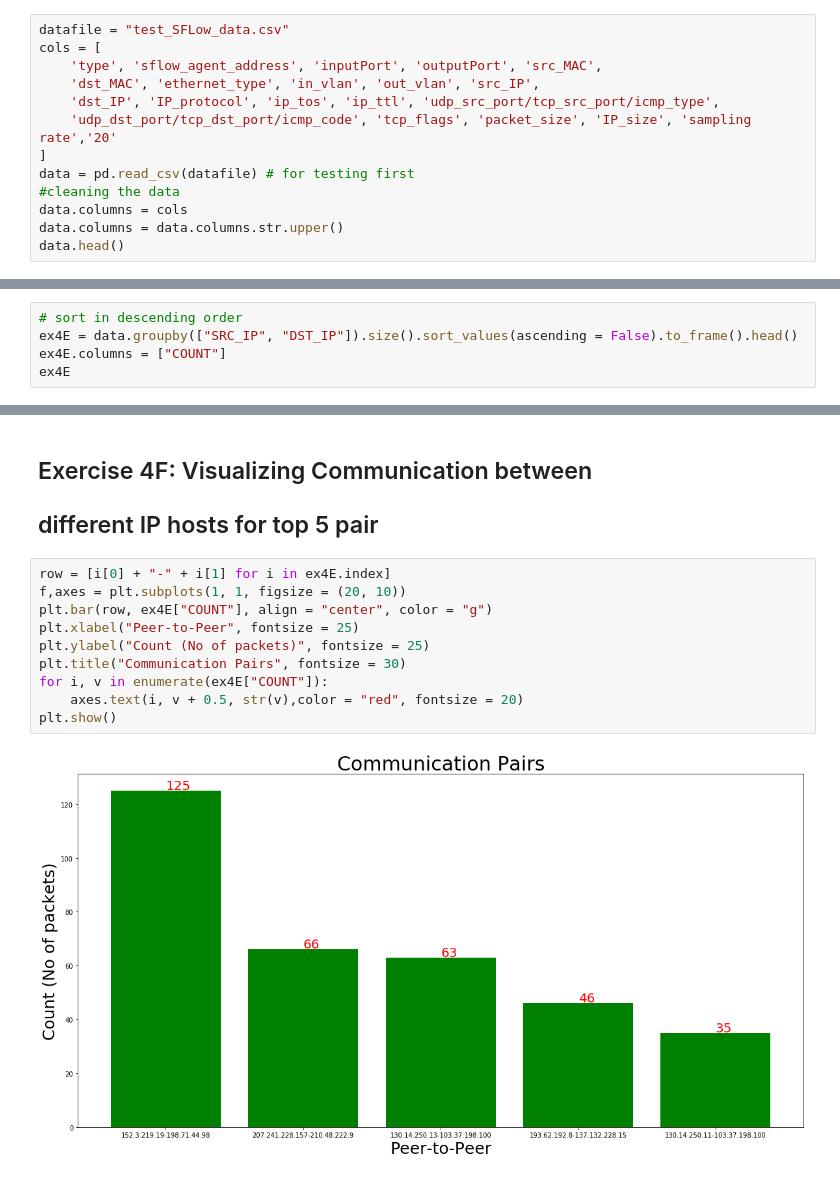
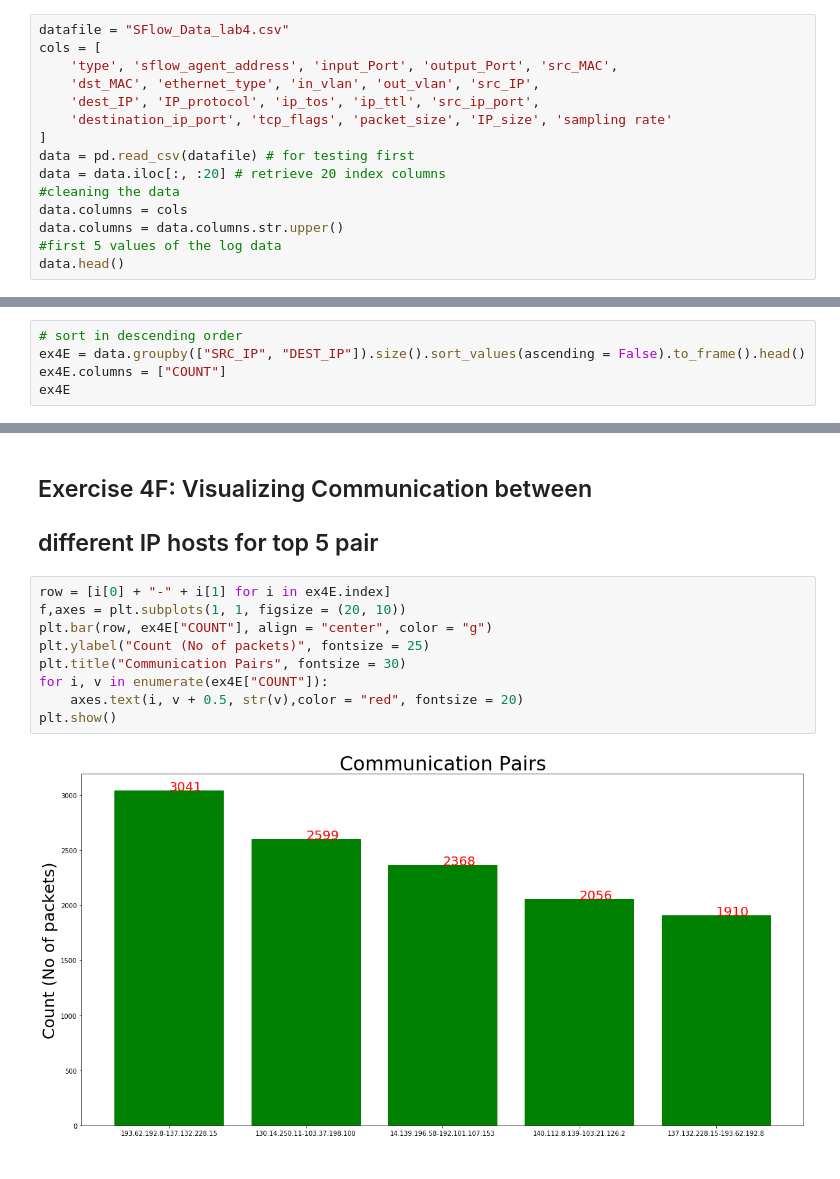
Before and after one commit to saobangmath/CZ3006---Net-Centric-Computing, a Jupyter notebook: Lab 4/traffic_log_analysis.ipynb, the cells around one changed output, grey strips where cells are left out. Saved outputs shown, nothing was run; the diff lists cells and outputs as text.

```diff
--- a/Lab 4/traffic_log_analysis.ipynb
+++ b/Lab 4/traffic_log_analysis.ipynb
@@ -12,14 +10,16 @@ import matplotlib.pyplot as plt
 # %%
-datafile = "test_SFLow_data.csv"
+datafile = "SFlow_Data_lab4.csv"
 cols = [
-    'type', 'sflow_agent_address', 'inputPort', 'outputPort', 'src_MAC',
+    'type', 'sflow_agent_address', 'input_Port', 'output_Port', 'src_MAC',
     'dst_MAC', 'ethernet_type', 'in_vlan', 'out_vlan', 'src_IP',
-    'dst_IP', 'IP_protocol', 'ip_tos', 'ip_ttl', 'udp_src_port/tcp_src_port/icmp_type',
-    'udp_dst_port/tcp_dst_port/icmp_code', 'tcp_flags', 'packet_size', 'IP_size', 'sampling rate','20'
+    'dest_IP', 'IP_protocol', 'ip_tos', 'ip_ttl', 'src_ip_port',
+    'destination_ip_port', 'tcp_flags', 'packet_size', 'IP_size', 'sampling rate'
 ]
 data = pd.read_csv(datafile) # for testing first
+data = data.iloc[:, :20] # retrieve 20 index columns
 #cleaning the data
 data.columns = cols
 data.columns = data.columns.str.upper()
+#first 5 values of the log data
 data.head()
 # %% [output]
@@ -145,7 +161,7 @@ ex4D
 ## Exercise 4E: Top 5 Communication Pair
 # %%
 # sort in descending order
-ex4E = data.groupby(["SRC_IP", "DST_IP"]).size().sort_values(ascending = False).to_frame().head()
+ex4E = data.groupby(["SRC_IP", "DEST_IP"]).size().sort_values(ascending = False).to_frame().head()
 ex4E.columns = ["COUNT"]
 ex4E
 # %% [output]
@@ -163,12 +179,11 @@ ex4E
 # %%
 row = [i[0] + "-" + i[1] for i in ex4E.index]
 f,axes = plt.subplots(1, 1, figsize = (20, 10))
 plt.bar(row, ex4E["COUNT"], align = "center", color = "g")
-plt.xlabel("Peer-to-Peer", fontsize = 25)
 plt.ylabel("Count (No of packets)", fontsize = 25)
 plt.title("Communication Pairs", fontsize = 30)
 for i, v in enumerate(ex4E["COUNT"]):
     axes.text(i, v + 0.5, str(v),color = "red", fontsize = 20)
 plt.show()
 # %% [output]
-[figure, old version]
+[figure, new version]
```
Also changed, not shown: parts of 20 cells of this notebook, 5 other files.
